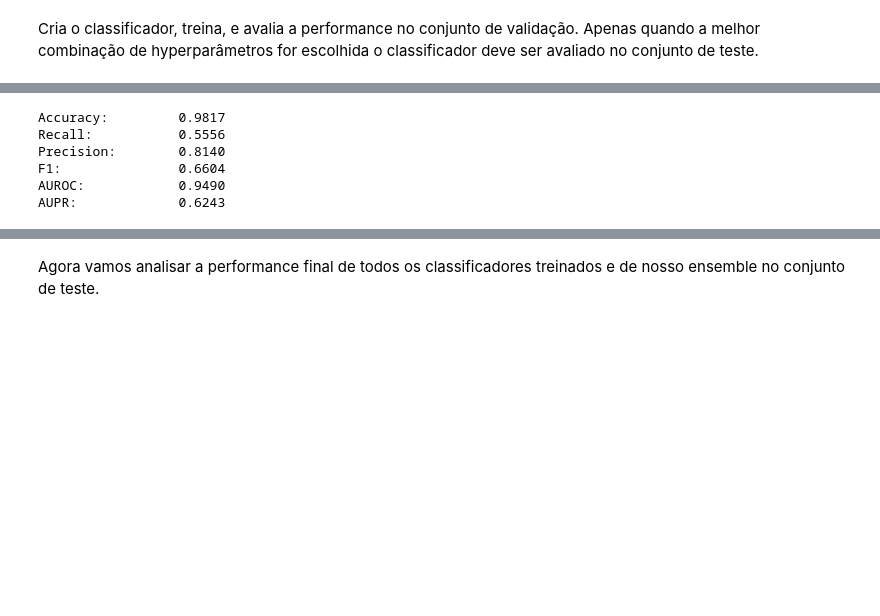
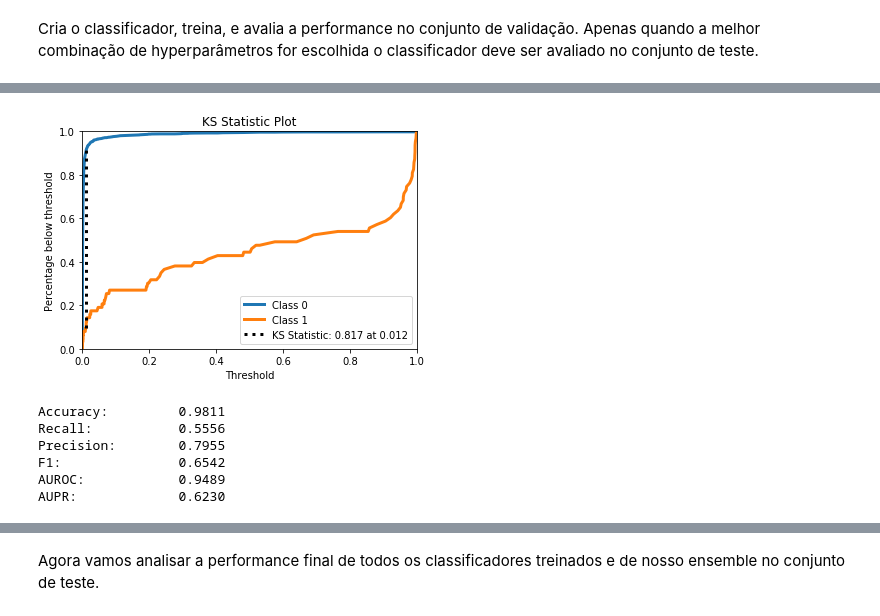
Before and after one commit to RomeroBarata/IF702-redes-neurais, a Jupyter notebook: main.ipynb, the cells around one changed output, grey strips where cells are left out. Cells and saved outputs as stored; diff of their text form; code cells hidden in the pictures; blank space fills up the shorter version.

```diff
--- a/main.ipynb
+++ b/main.ipynb
@@ -302,17 +314,18 @@ AUPR:             0.6365
 # %%
 gb_clf = GradientBoostingClassifier()  # Modifique aqui os hyperparâmetros
 gb_clf.fit(X_train, y_train)
 gb_pred_class = gb_clf.predict(X_val)
-gb_pred_scores = gb_clf.predict_proba(X_val)[:, 1]
+gb_pred_scores = gb_clf.predict_proba(X_val)
 accuracy, recall, precision, f1, auroc, aupr = compute_performance_metrics(y_val, gb_pred_class, gb_pred_scores)
 print_metrics_summary(accuracy, recall, precision, f1, auroc, aupr)
 # %% [output]
+[figure, added]
-Accuracy:         0.9817
+Accuracy:         0.9811
 Recall:           0.5556
-Precision:        0.8140
-F1:               0.6604
-AUROC:            0.9490
-AUPR:             0.6243
+Precision:        0.7955
+F1:               0.6542
+AUROC:            0.9489
+AUPR:             0.6230
 # %%
 rf_clf = RandomForestClassifier()  # Modifique aqui os hyperparâmetros
 rf_clf.fit(X_train, y_train)
```
Also changed, not shown: parts of 11 cells of this notebook.
